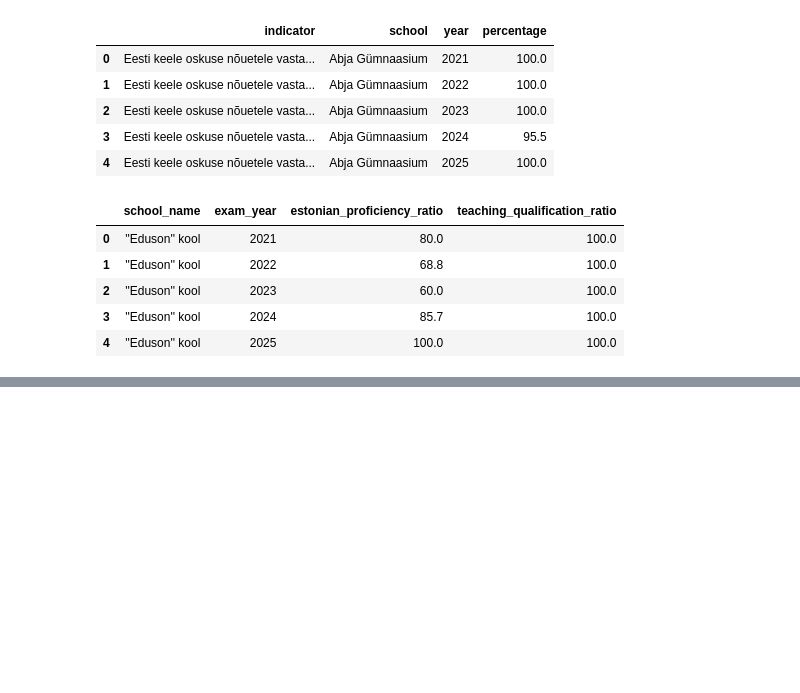
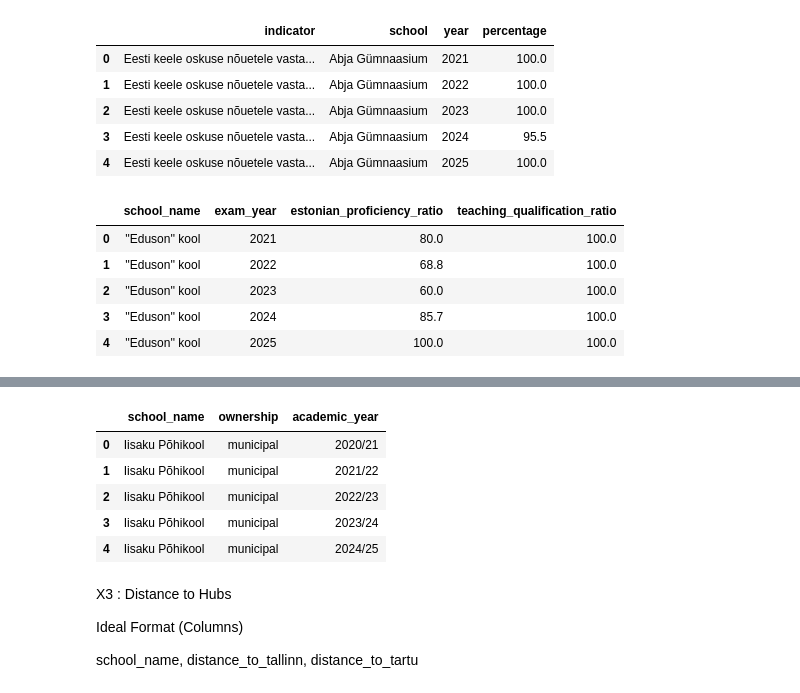
Before and after one commit to valpar/estonia-exam-gap, a Jupyter notebook: notebooks/Features.ipynb, the cells around one changed output, grey strips where cells are left out. Cells and saved outputs as stored; diff of their text form; code cells hidden in the pictures; blank space fills up the shorter version.

```diff
--- a/notebooks/Features.ipynb
+++ b/notebooks/Features.ipynb
@@ -80,0 +162,25 @@ df_raw_qualified_teacher_wide.head()
+# %%
+# Rename table column propery
+# Rename the columns
+df_raw_school_combined = df_raw_school_combined[['Õppeasutus', 'ownership','Õppeaasta']]
+df_raw_school_combined.columns = [
+    'school_name',
+    'ownership',
+    'academic_year'
+]
+df_raw_school_combined.head()
+# %% [output]
+|  | school_name | ownership | academic_year |
+| 0 | Iisaku Põhikool | municipal | 2020/21 |
+| 1 | Iisaku Põhikool | municipal | 2021/22 |
+| 2 | Iisaku Põhikool | municipal | 2022/23 |
+| 3 | Iisaku Põhikool | municipal | 2023/24 |
+| 4 | Iisaku Põhikool | municipal | 2024/25 |
+# %% [markdown]
+
+
+X3 : Distance to Hubs
+
+Ideal Format (Columns)
+
+school_name, distance_to_tallinn, distance_to_tartu
```
Also changed, not shown: parts of 6 cells of this notebook.
